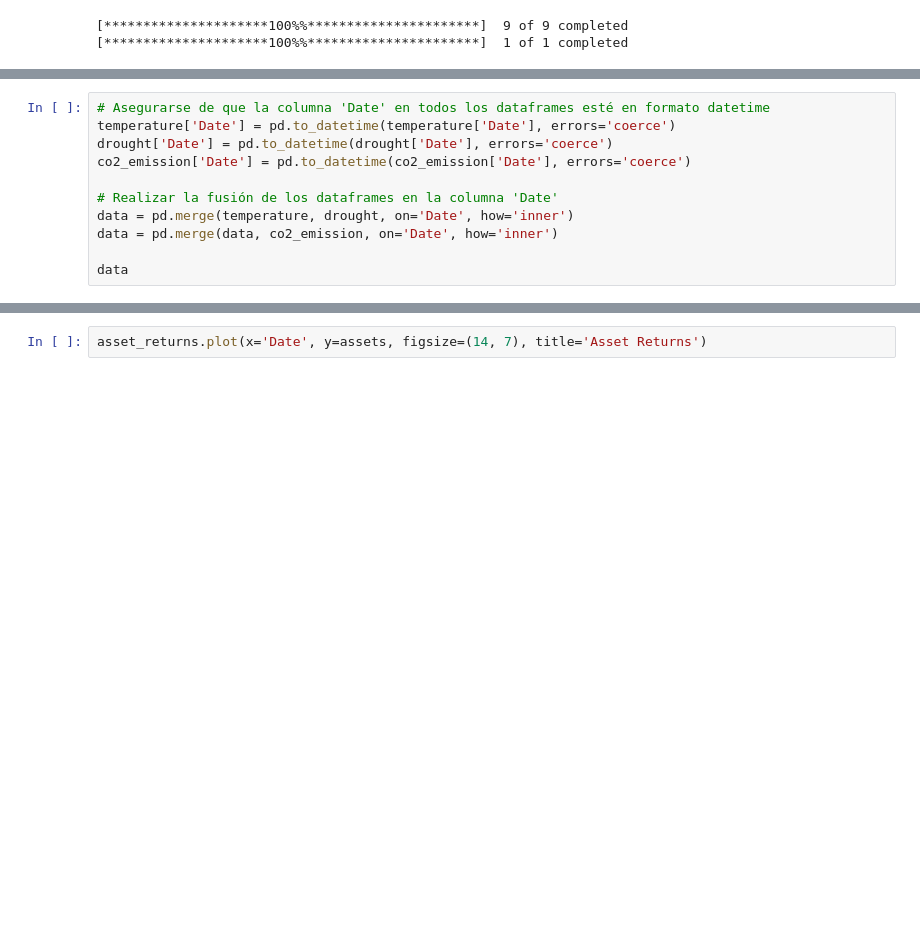
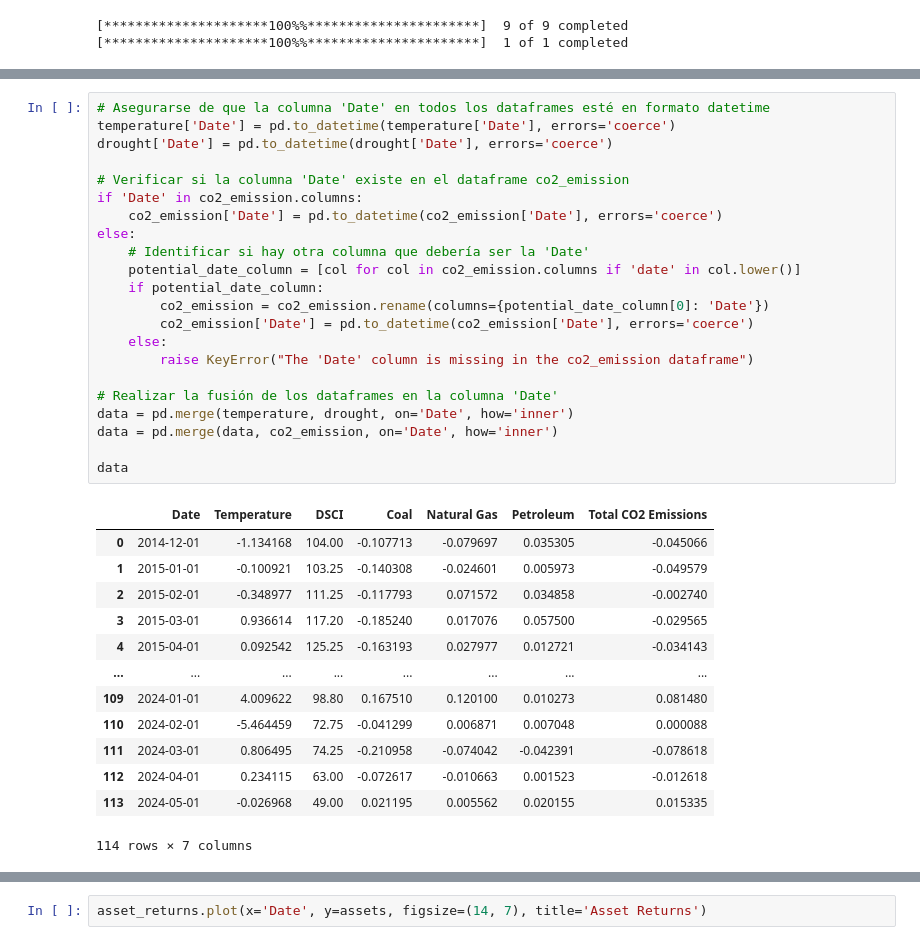
Before and after one commit to luisrc44/QAA-with-Climate-Change-and-ESG, a Jupyter notebook: QAA_wCC.ipynb, the cells around one changed output, grey strips where cells are left out. Cells and saved outputs as stored; diff of their text form; blank space fills up the shorter version.

```diff
--- a/QAA_wCC.ipynb
+++ b/QAA_wCC.ipynb
@@ -156,14 +187,39 @@ drought
 # %%
 # Asegurarse de que la columna 'Date' en todos los dataframes esté en formato datetime
 temperature['Date'] = pd.to_datetime(temperature['Date'], errors='coerce')
 drought['Date'] = pd.to_datetime(drought['Date'], errors='coerce')
-co2_emission['Date'] = pd.to_datetime(co2_emission['Date'], errors='coerce')
+
+# Verificar si la columna 'Date' existe en el dataframe co2_emission
+if 'Date' in co2_emission.columns:
+    co2_emission['Date'] = pd.to_datetime(co2_emission['Date'], errors='coerce')
+else:
+    # Identificar si hay otra columna que debería ser la 'Date'
+    potential_date_column = [col for col in co2_emission.columns if 'date' in col.lower()]
+    if potential_date_column:
+        co2_emission = co2_emission.rename(columns={potential_date_column[0]: 'Date'})
+        co2_emission['Date'] = pd.to_datetime(co2_emission['Date'], errors='coerce')
+    else:
+        raise KeyError("The 'Date' column is missing in the co2_emission dataframe")
 
 # Realizar la fusión de los dataframes en la columna 'Date'
 data = pd.merge(temperature, drought, on='Date', how='inner')
 data = pd.merge(data, co2_emission, on='Date', how='inner')
 
 data
+# %% [output]
+|  | Date | Temperature | DSCI | Coal | Natural Gas | Petroleum | Total CO2 Emissions |
+| 0 | 2014-12-01 | -1.134168 | 104.00 | -0.107713 | -0.079697 | 0.035305 | -0.045066 |
+| 1 | 2015-01-01 | -0.100921 | 103.25 | -0.140308 | -0.024601 | 0.005973 | -0.049579 |
+| 2 | 2015-02-01 | -0.348977 | 111.25 | -0.117793 | 0.071572 | 0.034858 | -0.002740 |
+| 3 | 2015-03-01 | 0.936614 | 117.20 | -0.185240 | 0.017076 | 0.057500 | -0.029565 |
+| 4 | 2015-04-01 | 0.092542 | 125.25 | -0.163193 | 0.027977 | 0.012721 | -0.034143 |
+| ... | ... | ... | ... | ... | ... | ... | ... |
+| 109 | 2024-01-01 | 4.009622 | 98.80 | 0.167510 | 0.120100 | 0.010273 | 0.081480 |
+| 110 | 2024-02-01 | -5.464459 | 72.75 | -0.041299 | 0.006871 | 0.007048 | 0.000088 |
+| 111 | 2024-03-01 | 0.806495 | 74.25 | -0.210958 | -0.074042 | -0.042391 | -0.078618 |
+| 112 | 2024-04-01 | 0.234115 | 63.00 | -0.072617 | -0.010663 | 0.001523 | -0.012618 |
+| 113 | 2024-05-01 | -0.026968 | 49.00 | 0.021195 | 0.005562 | 0.020155 | 0.015335 |
+114 rows × 7 columns
 # %%
 # Function to calculate the monthly returns of a dataframe
 def calculate_monthly_returns(df):
```
Also changed, not shown: parts of 6 cells of this notebook, 1 other file.
